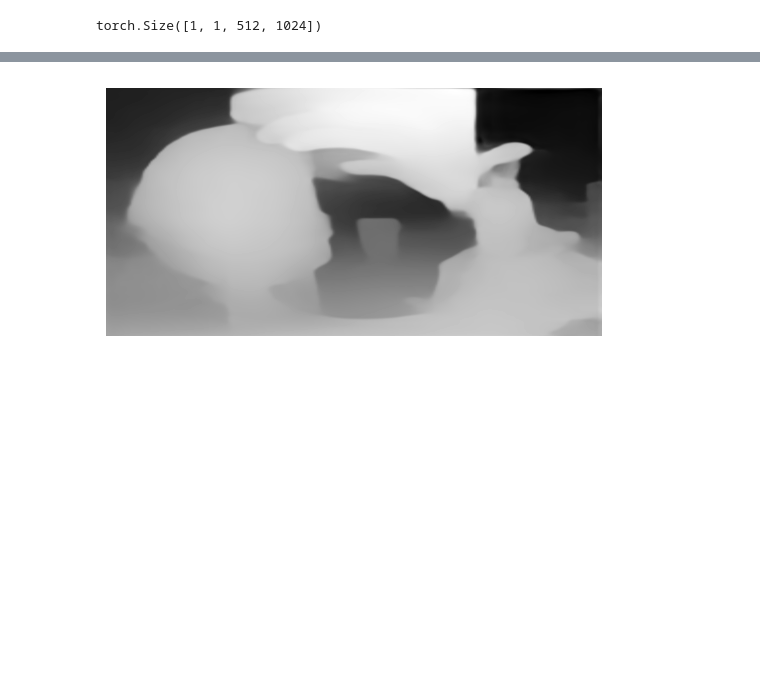
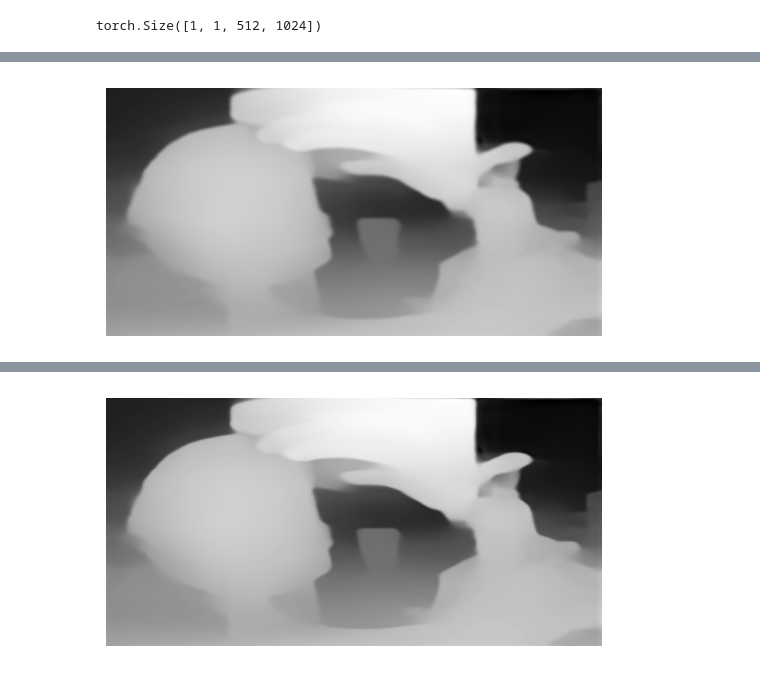
Before and after one commit to yusuku/DepthEstimationFrom360, a Jupyter notebook: RefineMida/RefineMidas.ipynb, the cells around one changed output, grey strips where cells are left out. Drawn from its saved outputs; the diff is of its cells as text; code cells hidden in the pictures; blank space fills up the shorter version.

```diff
--- a/RefineMida/RefineMidas.ipynb
+++ b/RefineMida/RefineMidas.ipynb
@@ -179,0 +215,8 @@ torch.Size([512, 1024])
+# %%
+import cv2
+depth_filtered = cv2.bilateralFilter(outputImage, 9, 75, 75)
+plt.imshow(depth_filtered, cmap='gray')
+plt.axis('off')
+plt.show()
+# %% [output]
+[figure, added]
```
Also changed, not shown: parts of 14 cells of this notebook.
